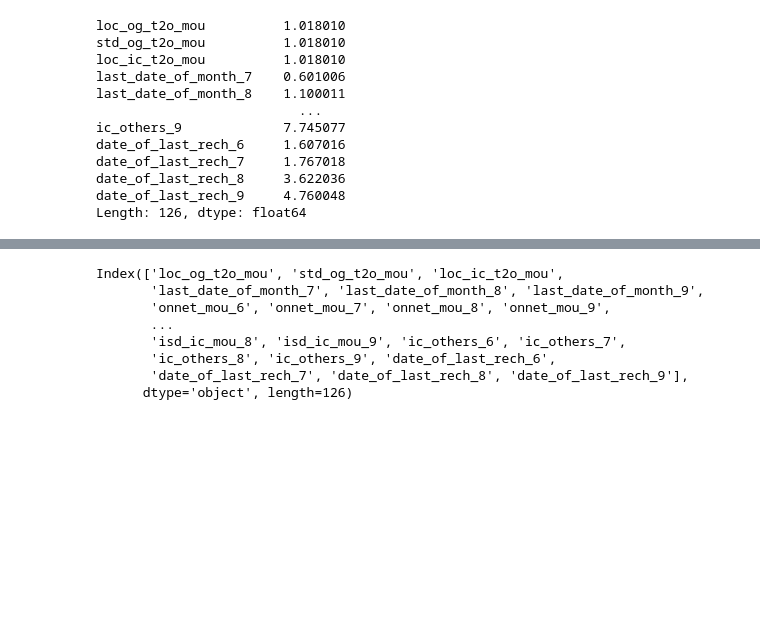
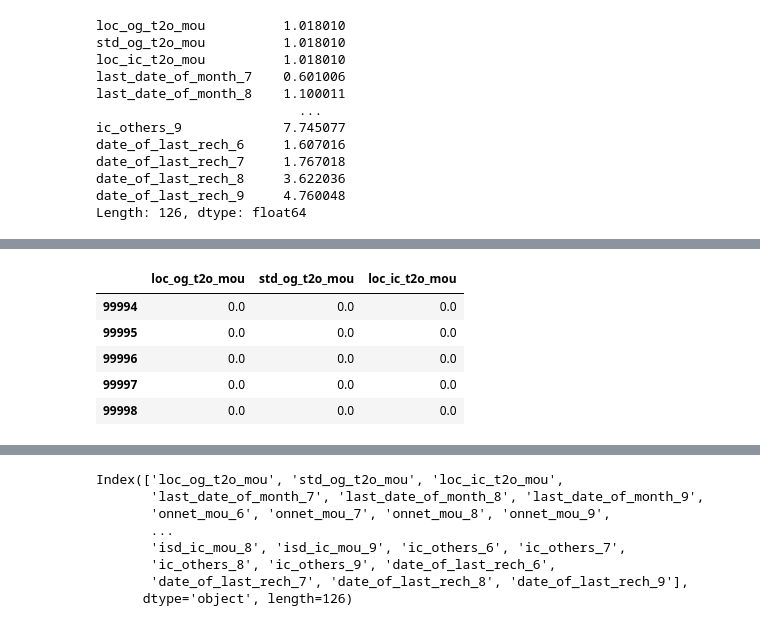
Before and after one commit to pratiksinha35/Telecom-Churn-Case-Study, a Jupyter notebook: Case Study.ipynb, the cells around one changed output, grey strips where cells are left out. Saved outputs shown, nothing was run; the diff lists cells and outputs as text; code cells hidden in the pictures; blank space fills up the shorter version.

```diff
--- a/Case Study.ipynb
+++ b/Case Study.ipynb
@@ -83,0 +106,9 @@ Length: 126, dtype: float64
+# %%
+data[['loc_og_t2o_mou', 'std_og_t2o_mou', 'loc_ic_t2o_mou']].tail()
+# %% [output]
+|  | loc_og_t2o_mou | std_og_t2o_mou | loc_ic_t2o_mou |
+| 99994 | 0.0 | 0.0 | 0.0 |
+| 99995 | 0.0 | 0.0 | 0.0 |
+| 99996 | 0.0 | 0.0 | 0.0 |
+| 99997 | 0.0 | 0.0 | 0.0 |
+| 99998 | 0.0 | 0.0 | 0.0 |
```
Also changed, not shown: parts of 4 cells of this notebook.
